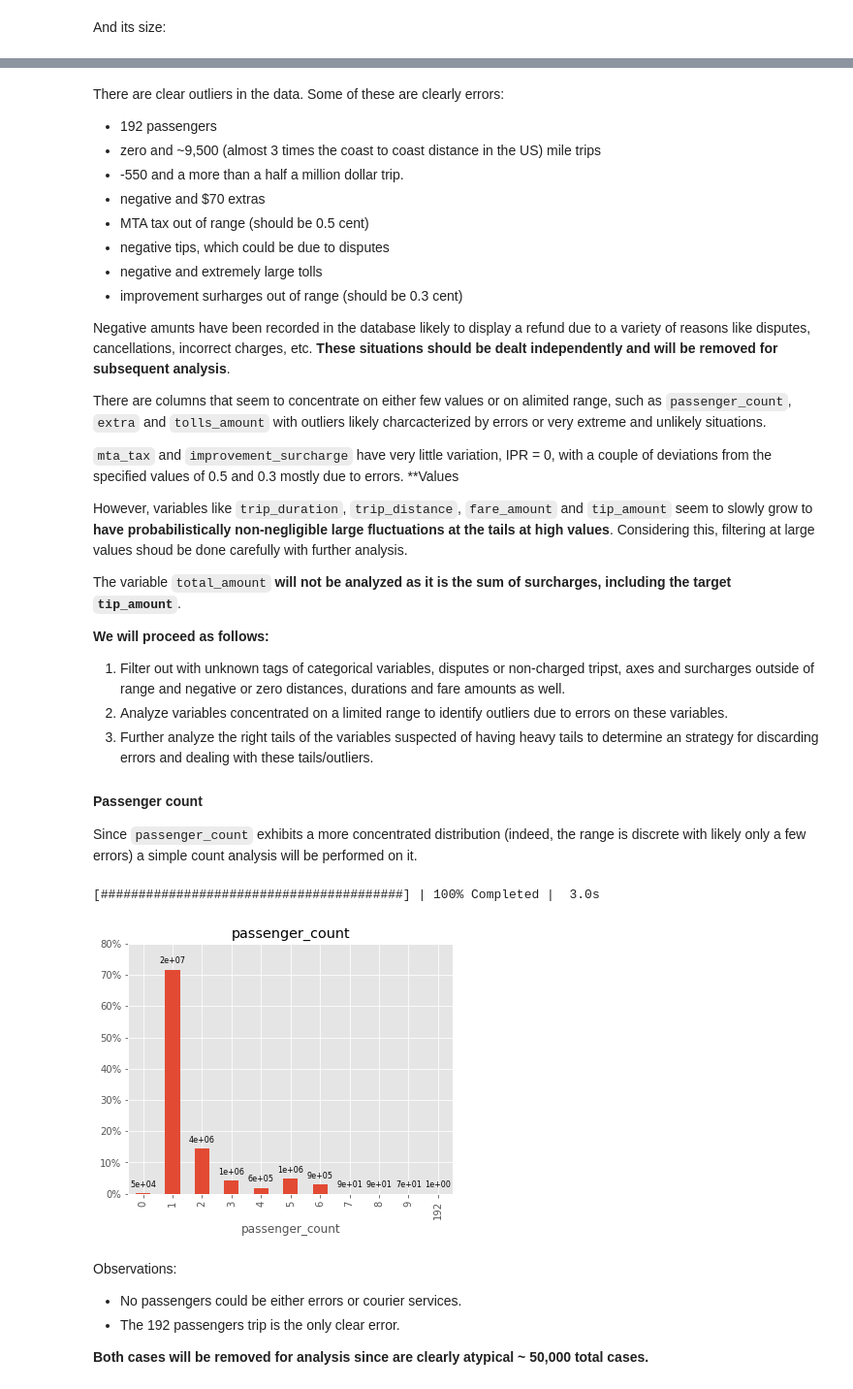
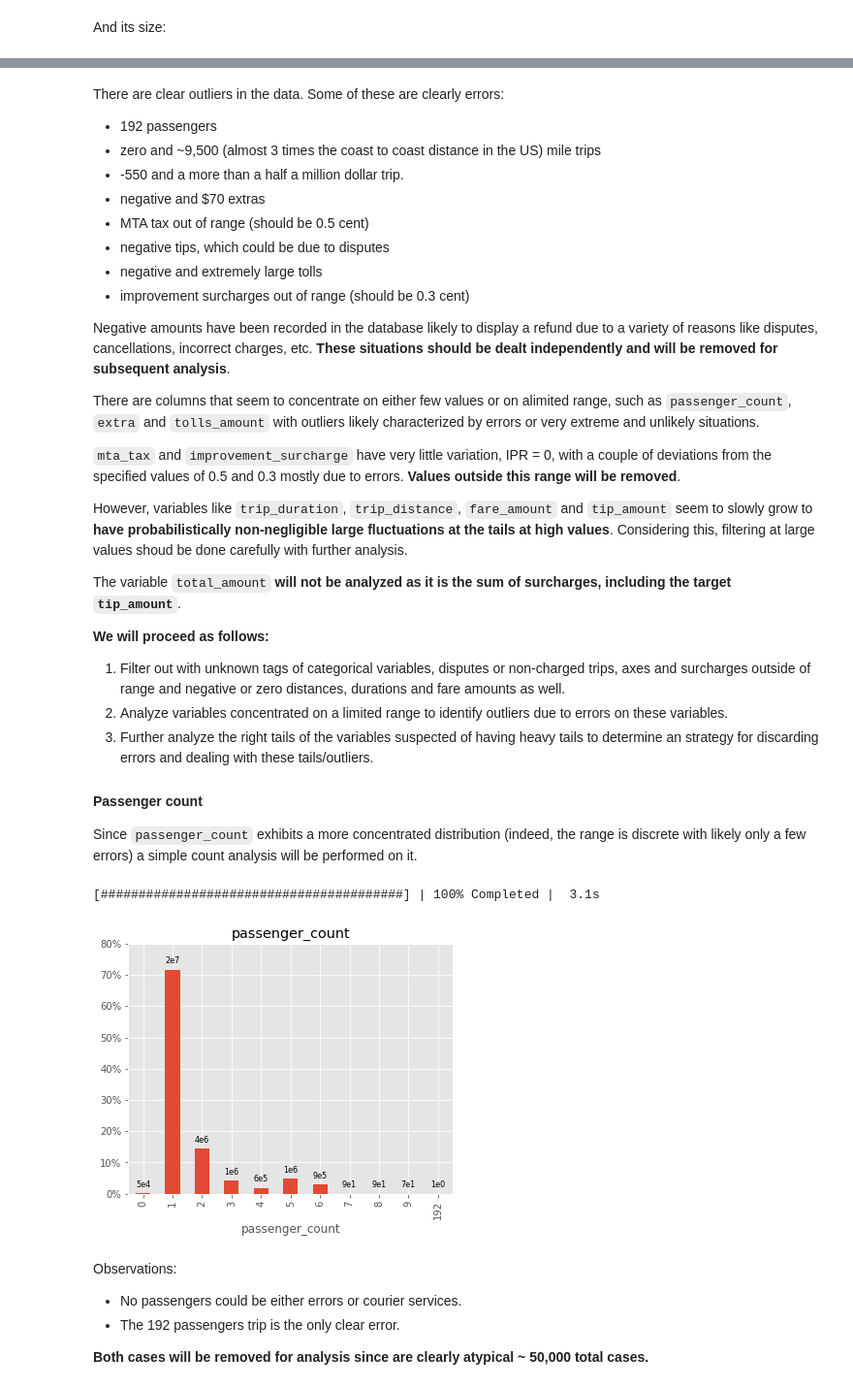
Before and after one commit to LDLS/nyc_taxi, a Jupyter notebook: notebooks/01_exploration_cleaning.ipynb, the cells around one changed output, grey strips where cells are left out. Shown: that part at 97% size. Cells and saved outputs as stored; diff of their text form; code cells hidden in the pictures.

```diff
--- a/notebooks/01_exploration_cleaning.ipynb
+++ b/notebooks/01_exploration_cleaning.ipynb
@@ -232,6 +232,20 @@ At this point no training/test split will be performed since we will mostly focu
 
 Simple histograms will be used to analyze these variables.
 # %%
+def annotate_bars(barplot, counts_sum):
+    for p in barplot.patches:
+                height_pt = p.get_height()
+                height = height_pt*counts_sum
+                annot = f'{height:.0}'
+                annot = 'e'.join([str(int(d)) for d in annot.split('e+')])
+                barplot.annotate(annot,
+                                 (p.get_x() + p.get_width() / 2., p.get_height()),
+                                 ha = 'center',
+                                 va = 'center',
+                                 xytext = (0, 9),
+                                 textcoords = 'offset points',
+                                 size=8)
+
 def plot_categorical_hists(categorical_counts):
     ncols = len(categorical_counts)
     nrows = 1
@@ -241,8 +255,8 @@ def plot_categorical_hists(categorical_counts):
     ax = ax.flatten()
     for idx, (var, counts) in enumerate(categorical_counts.items()):
         counts_sum = counts.sum()
-        counts /= counts_sum
-        counts_bar = counts.plot.bar(ax=ax[idx])
+        counts_norm = counts/counts_sum
+        counts_bar = counts_norm.plot.bar(ax=ax[idx])
         ax[idx].set_title(f'{var} histogram')
         ax_xt_labels = [l.get_text() for l in ax[idx].get_xticklabels()]
         ax_xt_labels = [categorical_dict[var][int(l)] if int(l) in categorical_dict[var].keys()
@@ -252,14 +266,7 @@ def plot_categorical_hists(categorical_counts):
         ax[idx].set_yticks(ax[idx].get_yticks().tolist());
         ax[idx].set_yticklabels([f'{y:,.0%}' for y in ax[idx].get_yticks()]);
 
-        for p in counts_bar.patches:
-            counts_bar.annotate(F'{p.get_height()*counts_sum:.0}',
-                                (p.get_x() + p.get_width() / 2., p.get_height()),
-                                ha = 'center',
-                                va = 'center',
-                                xytext = (0, 9),
-                                textcoords = 'offset points',
-                                size=8)
+        annotate_bars(counts_bar, counts_sum)
         plt.subplots_adjust(top=1.02)
 # %%
 categorical_counts = {}
@@ -330,13 +338,13 @@ There are clear outliers in the data. Some of these are clearly errors:
 * MTA tax out of range (should be 0.5 cent)
 * negative tips, which could be due to disputes
 * negative and extremely large tolls
-* improvement surharges out of range (should be 0.3 cent)
+* improvement surcharges out of range (should be 0.3 cent)
 
-Negative amunts have been recorded in the database likely to display a refund due to a variety of reasons like disputes, cancellations, incorrect charges, etc. **These situations should be dealt independently and will be removed for subsequent analysis**.
+Negative amounts have been recorded in the database likely to display a refund due to a variety of reasons like disputes, cancellations, incorrect charges, etc. **These situations should be dealt independently and will be removed for subsequent analysis**.
 
-There are columns that seem to concentrate on either few values or on alimited range, such as `passenger_count`, `extra` and  `tolls_amount` with outliers likely charcacterized by errors or very extreme and unlikely situations.
+There are columns that seem to concentrate on either few values or on alimited range, such as `passenger_count`, `extra` and  `tolls_amount` with outliers likely characterized by errors or very extreme and unlikely situations.
 
-`mta_tax` and `improvement_surcharge` have very little  variation, IPR = 0, with a couple of deviations from the specified values of 0.5 and 0.3 mostly due to errors. **Values
+`mta_tax` and `improvement_surcharge` have very little  variation, IPR = 0, with a couple of deviations from the specified values of 0.5 and 0.3 mostly due to errors. **Values outside this range will be removed**.
 
 However, variables like `trip_duration`, `trip_distance`, `fare_amount` and `tip_amount` seem to slowly grow to **have probabilistically non-negligible large fluctuations at the tails at high values**. Considering this, filtering at large values shoud be done carefully with further analysis.
 
@@ -344,7 +352,7 @@ The variable `total_amount` **will not be analyzed as it is the sum of surcharge
 
 **We will proceed as follows:**
 
- 1. Filter out with unknown tags of categorical variables, disputes or non-charged tripst, axes and surcharges outside of range and negative or zero distances, durations and fare amounts as well.
+ 1. Filter out with unknown tags of categorical variables, disputes or non-charged trips, axes and surcharges outside of range and negative or zero distances, durations and fare amounts as well.
  1. Analyze variables concentrated on a limited range to identify outliers due to errors on these variables.
  1. Further analyze the right tails of the variables suspected of having heavy tails to determine an strategy for discarding errors and dealing with these tails/outliers.
 
@@ -354,27 +362,21 @@ Since `passenger_count` exhibits a more concentrated distribution (indeed, the r
 # %%
 passenger_count_hist = df.groupby('passenger_count').size()
 with ProgressBar():
     passenger_count_hist = passenger_count_hist.compute()
     counts_sum = passenger_count_hist.sum()
     passenger_count_hist /= counts_sum
 
 counts_bar = passenger_count_hist.sort_index().plot(kind='bar');
 plt.title('passenger_count');
 counts_bar.set_yticks(counts_bar.get_yticks().tolist());
 counts_bar.set_yticklabels([f'{y:,.0%}' for y in counts_bar.get_yticks()]);
 
-for p in counts_bar.patches:
-    counts_bar.annotate(F'{p.get_height()*counts_sum:.0}',
-                        (p.get_x() + p.get_width() / 2., p.get_height()),
-                        ha = 'center',
-                        va = 'center',
-                        xytext = (0, 9),
-                        textcoords = 'offset points',
-                        size=8)
+annotate_bars(counts_bar, counts_sum)
+
 plt.subplots_adjust(top=1.02)
 # %% [output]
-[########################################] | 100% Completed |  3.0s
+[########################################] | 100% Completed |  3.1s
-[figure, old version]
+[figure, new version]
 # %% [markdown]
 Observations:
 
```
Also changed, not shown: parts of 27 cells of this notebook, 1 other file.
